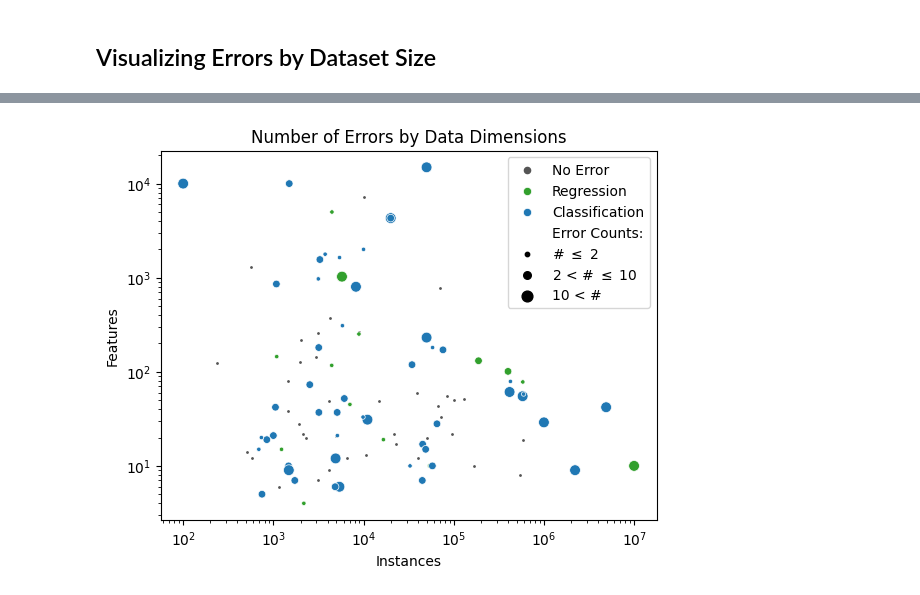
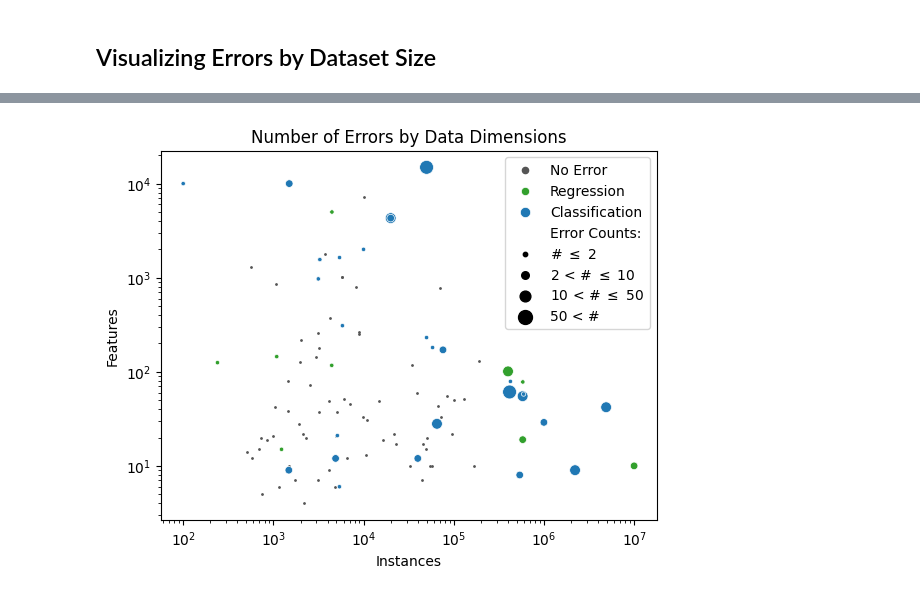
Before and after one commit to PGijsbers/amlb-results, a Jupyter notebook: notebooks/error_visualization.ipynb, the cells around one changed output, grey strips where cells are left out. Cells and saved outputs as stored; diff of their text form; code cells hidden in the pictures.

Commit message:
Regenerate figures for new data mljar and h2o

```diff
--- a/notebooks/error_visualization.ipynb
+++ b/notebooks/error_visualization.ipynb
@@ -150,7 +149,7 @@ results.loc[with_errors[(with_errors["error_type"] == "rerun" )].index]
 # %% [markdown]
 ## Visualizing Errors by Framework
 # %%
-one_hour = with_errors[with_errors["constraint"] == "1h8c_gp3"]
+one_hour = with_errors#[with_errors["error_type"]!="investigate"]#[with_errors["constraint"] == "1h8c_gp3"]
 error_counts = one_hour.groupby(["framework", "error_type"], as_index=False).count()
 # %%
 frameworks = list(one_hour.groupby("framework").count().task.sort_values(ascending=False).index)
@@ -199,7 +198,7 @@ with PdfPages(FIGURE_DIRECTORY / f"errors-by-type-1h8c_gp3.pdf") as f:
 # %% [markdown]
 ## Visualizing Errors by Dataset Size
 # %%
-errors_by_task = one_hour.groupby("task").count()["info"]
+errors_by_task = one_hour[~one_hour["error_type"].isin(["investigate","implementation"])].groupby("task").count()["info"]
 # %%
 metadata_path = DATA_DIRECTORY / "metadata.csv"
 if metadata_path.is_file():
@@ -227,31 +218,32 @@ no_errors = all_results[all_results["count"]==0].copy()
 # %%
 fig, ax = plt.subplots()
 
-errors["marker_size"] = errors["count"].apply(lambda c: 10 if c<3 else (30 if c < 11 else 60))
+errors["marker_size"] = errors["count"].apply(lambda c: 10 if c<3 else (30 if c < 11 else (60 if c<51 else 100)))
 classification = errors[errors["NumberOfClasses"] > 0]
 regression = errors[errors["NumberOfClasses"] == 0]
 
 ax.scatter(no_errors["NumberOfInstances"], no_errors["NumberOfFeatures"], color="#555555", s=1, label="No Error")
 ax.scatter(regression["NumberOfInstances"], regression["NumberOfFeatures"], color="#32a02d", s=regression["marker_size"], label="Regression", edgecolors="white", linewidths=.5)
 ax.scatter(classification["NumberOfInstances"], classification["NumberOfFeatures"], color="#2078b4", s=classification["marker_size"], label="Classification", edgecolors="white", linewidths=.5)
 
 ax.scatter(0, 0, color="#ffffff", s=60, label="Error Counts:")
 ax.scatter(0, 0, color="#000000", s=10, label="# $\leq$ 2")
 ax.scatter(0, 0, color="#000000", s=30, label="2 < # $\leq$ 10")
-ax.scatter(0, 0, color="#000000", s=60, label="10 < #")
+ax.scatter(0, 0, color="#000000", s=60, label="10 < # $\leq$ 50")
+ax.scatter(0, 0, color="#000000", s=100, label="50 < #")
 
 ax.set_xscale("log")
 ax.set_xlabel("Instances")
 ax.set_yscale("log")
 ax.set_ylabel("Features")
 ax.set_title("Number of Errors by Data Dimensions")
 
 lgnd = plt.legend(loc="upper right", scatterpoints=1, fontsize=10)
 lgnd.legend_handles[0]._sizes = [20]
 plt.show()
 
 
 with PdfPages(FIGURE_DIRECTORY / f"errors-by-data-1h8c_gp3.pdf") as f:
     f.savefig(fig, bbox_inches="tight")
 # %% [output]
-[figure, old version]
+[figure, new version]
```
Also changed, not shown: parts of 6 cells of this notebook, 29 other files.
